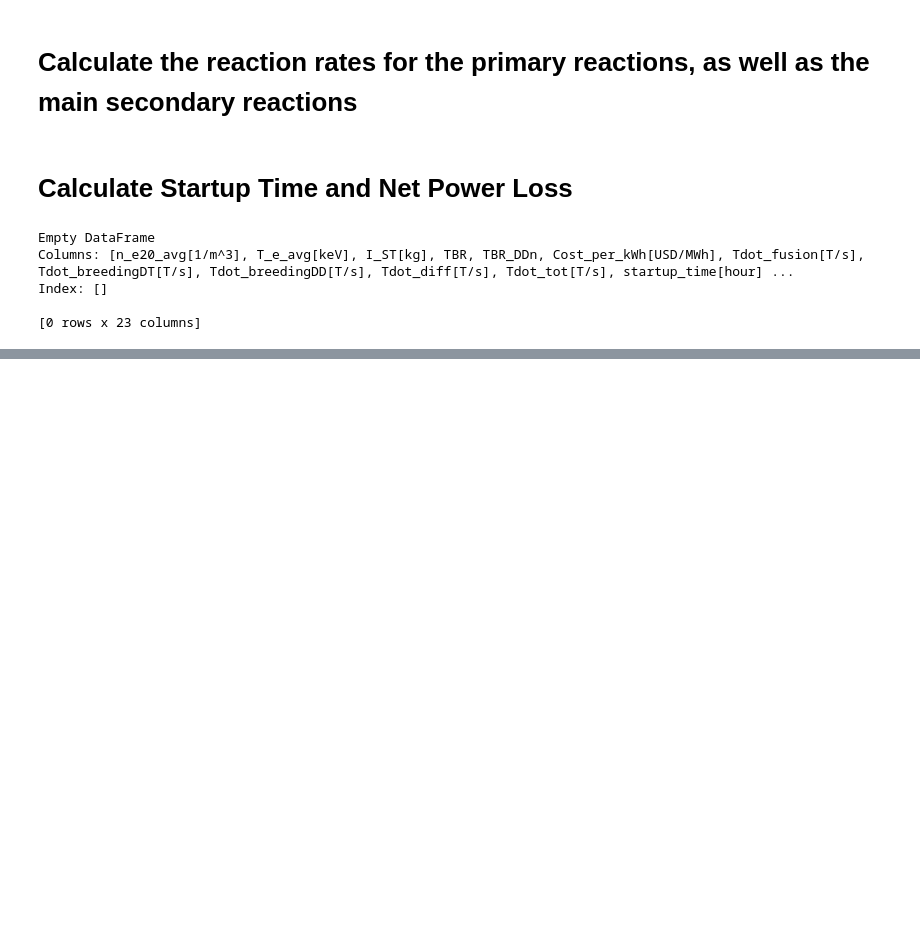
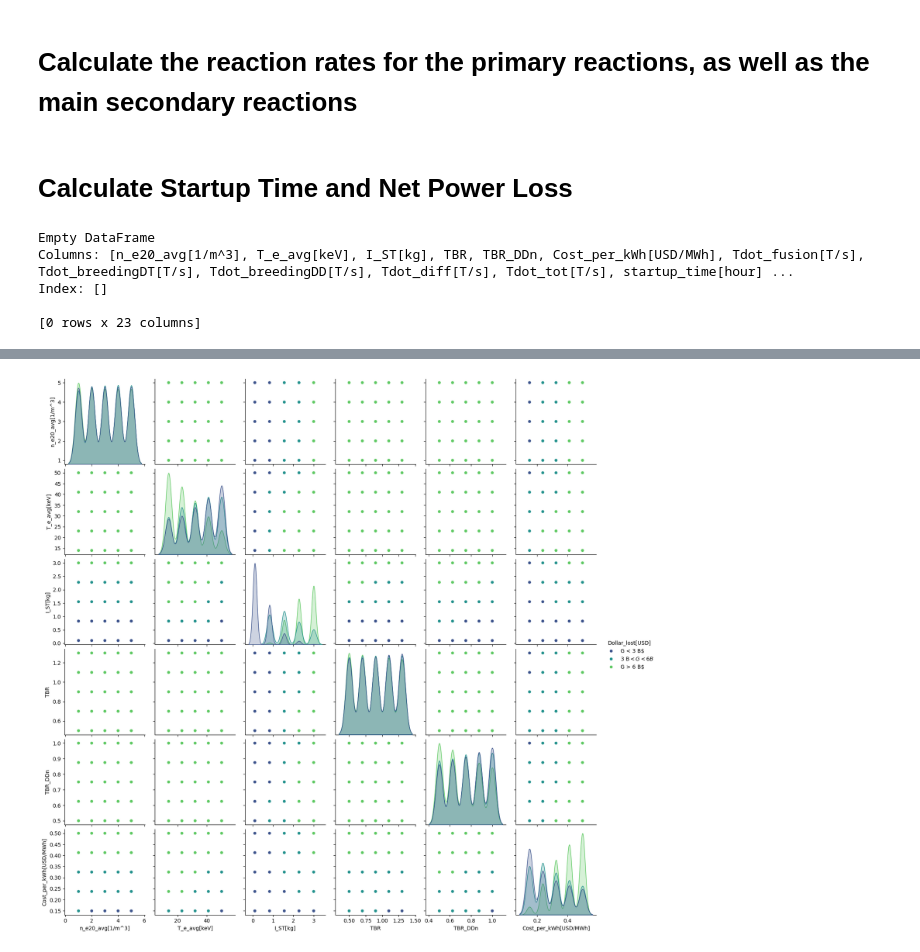
Before and after one commit to RemDelaporteMathurin/dd_startup, a Jupyter notebook: parametric_analysis.ipynb, the cells around one changed output, grey strips where cells are left out. Drawn from its saved outputs; the diff is of its cells as text; code cells hidden in the pictures; blank space fills up the shorter version.

Commit message:
add pairplot

```diff
--- a/parametric_analysis.ipynb
+++ b/parametric_analysis.ipynb
@@ -170,0 +205,9 @@ Index: []
+# %%
+# Pairplot with seaborn
+# Split it 3 bins
+df_filtered["Dollar_lost[USD]"] = pd.qcut(df_filtered["Dollar_lost[USD]"], q=3, labels=["G < 3 B$", "3 B$ < G < 6 B$", "G > 6 B$"])
+sns.pairplot(df_filtered[cols], hue="Dollar_lost[USD]", palette='viridis', kind='scatter', diag_kind='kde', markers='o', height=2.5)
+plt.savefig("outputs/pairplot.pdf", dpi=300, bbox_inches='tight')
+plt.show()
+# %% [output]
+[figure, added]
```
Also changed, not shown: parts of 3 cells of this notebook, 1 other file.
